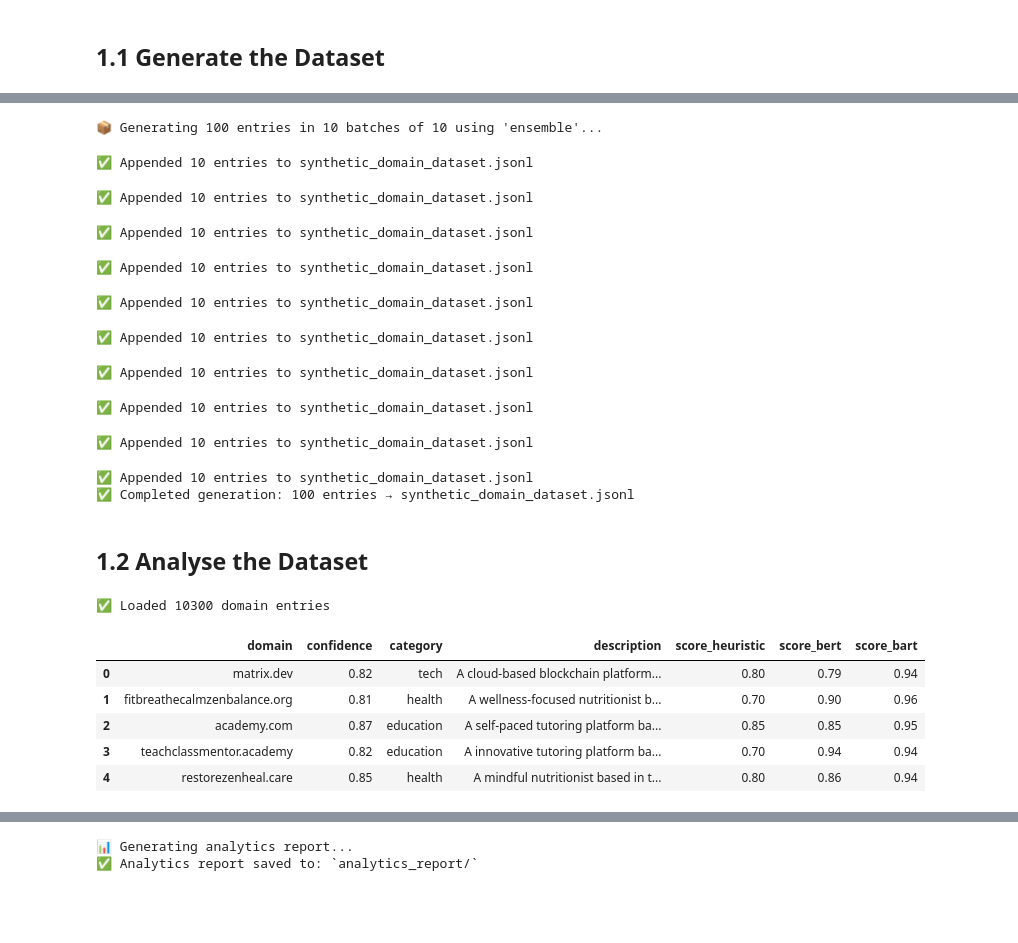
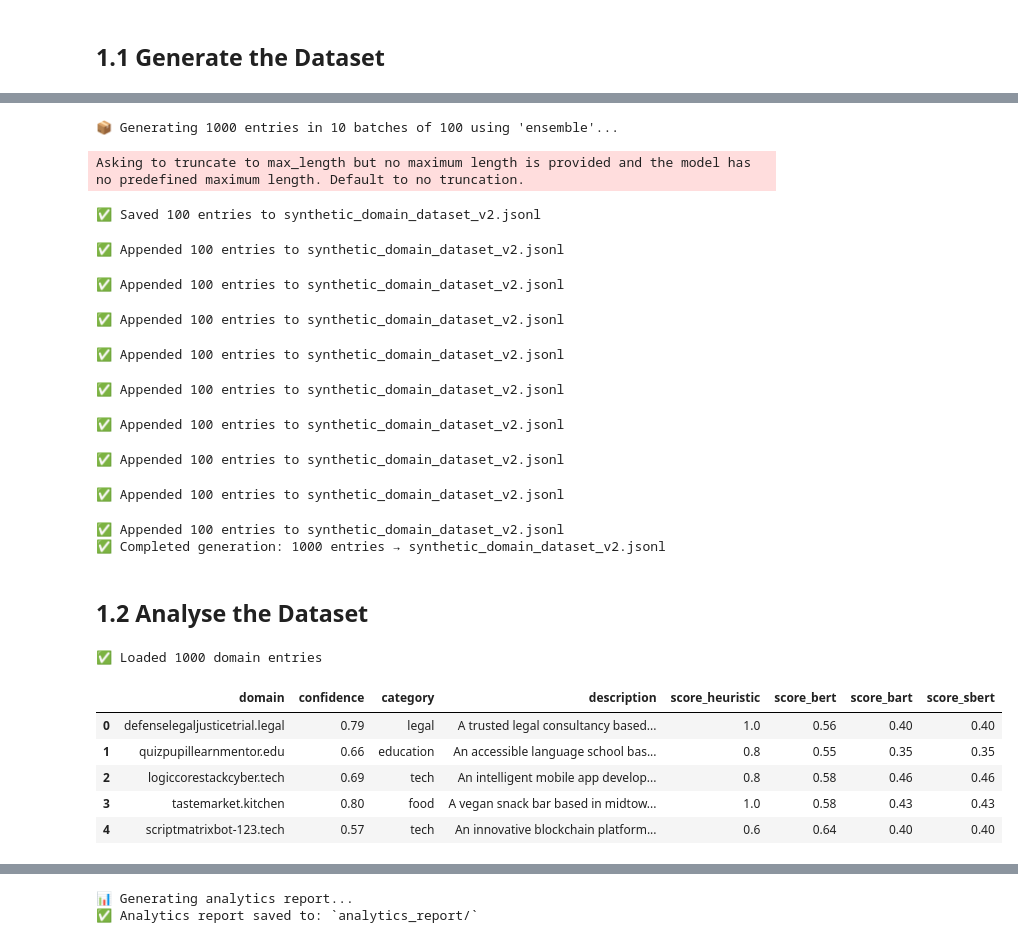
Before and after one commit to wafaahs/domain-name-generator, a Jupyter notebook: domain_generator.ipynb, the cells around one changed output, grey strips where cells are left out. Cells and saved outputs as stored; diff of their text form; code cells hidden in the pictures; blank space fills up the shorter version.

```diff
--- a/domain_generator.ipynb
+++ b/domain_generator.ipynb
@@ -298,11 +472,11 @@ def run_generation(
 # %%
 # Modify the values in this cell then run it to generate the dataset of your desired size.
 
-OUTPUT_PATH = "synthetic_domain_dataset.jsonl"
-DATASET_SIZE = 100
-BATCH_SIZE = 10     # Set this OR NUM_BATCHES (not both unless they match DATASET_SIZE)
+OUTPUT_PATH = "synthetic_domain_dataset_v2.jsonl"
+DATASET_SIZE = 1000
+BATCH_SIZE = 100     # Set this OR NUM_BATCHES (not both unless they match DATASET_SIZE)
 NUM_BATCHES = None  # ← Use None if you're setting BATCH_SIZE
-MODE = "append"     # "save" or "append"
+MODE = "save"     # "save" or "append"
 CONFIDENCE_METHOD = "ensemble"  # "heuristic", "bert", "bart", or "ensemble"
 
 run_generation(
@@ -314,18 +488,19 @@ run_generation(
     num_batches=NUM_BATCHES
 )
 # %% [output]
-📦 Generating 100 entries in 10 batches of 10 using 'ensemble'...
+📦 Generating 1000 entries in 10 batches of 100 using 'ensemble'...
-✅ Appended 10 entries to synthetic_domain_dataset.jsonl
+Asking to truncate to max_length but no maximum length is provided and the model has no predefined maximum length. Default to no truncation.
-✅ Appended 10 entries to synthetic_domain_dataset.jsonl
+✅ Saved 100 entries to synthetic_domain_dataset_v2.jsonl
-✅ Appended 10 entries to synthetic_domain_dataset.jsonl
+✅ Appended 100 entries to synthetic_domain_dataset_v2.jsonl
-✅ Appended 10 entries to synthetic_domain_dataset.jsonl
+✅ Appended 100 entries to synthetic_domain_dataset_v2.jsonl
-✅ Appended 10 entries to synthetic_domain_dataset.jsonl
+✅ Appended 100 entries to synthetic_domain_dataset_v2.jsonl
-✅ Appended 10 entries to synthetic_domain_dataset.jsonl
+✅ Appended 100 entries to synthetic_domain_dataset_v2.jsonl
-✅ Appended 10 entries to synthetic_domain_dataset.jsonl
+✅ Appended 100 entries to synthetic_domain_dataset_v2.jsonl
-✅ Appended 10 entries to synthetic_domain_dataset.jsonl
+✅ Appended 100 entries to synthetic_domain_dataset_v2.jsonl
-✅ Appended 10 entries to synthetic_domain_dataset.jsonl
+✅ Appended 100 entries to synthetic_domain_dataset_v2.jsonl
-✅ Appended 10 entries to synthetic_domain_dataset.jsonl
-✅ Completed generation: 100 entries → synthetic_domain_dataset.jsonl
+✅ Appended 100 entries to synthetic_domain_dataset_v2.jsonl
+✅ Appended 100 entries to synthetic_domain_dataset_v2.jsonl
+✅ Completed generation: 1000 entries → synthetic_domain_dataset_v2.jsonl
 # %% [markdown]
 ## 1.2 Analyse the Dataset
 # %%
@@ -337,41 +512,41 @@ import json
 # Load and Flatten Dataset
 def load_jsonl(filepath):
     data = []
     with open(filepath, "r") as f:
         for line in f:
             data.append(json.loads(line))
     return data
 
 def flatten_dataset(json_data):
     rows = []
     for entry in json_data:
         desc = entry["business_description"]
         cat = entry["category"]
         for sug in entry["domain_suggestions"]:
             row = {
                 "domain": sug["domain"],
                 "confidence": sug["confidence"],
                 "category": cat,
                 "description": desc,
             }
             for method, score in sug.get("scores", {}).items():
                 row[f"score_{method}"] = score
             rows.append(row)
     return pd.DataFrame(rows)
 
 # 👇 Load and flatten
-raw_data = load_jsonl("synthetic_domain_dataset.jsonl")
+raw_data = load_jsonl("synthetic_domain_dataset_v2.jsonl")
 df = flatten_dataset(raw_data)
 print(f"✅ Loaded {len(df)} domain entries")
 df.head()
 # %% [output]
-✅ Loaded 10300 domain entries
+✅ Loaded 1000 domain entries
-|  | domain | confidence | category | description | score_heuristic | score_bert | score_bart |
-| 0 | matrix.dev | 0.82 | tech | A cloud-based blockchain platform... | 0.80 | 0.79 | 0.94 |
-| 1 | fitbreathecalmzenbalance.org | 0.81 | health | A wellness-focused nutritionist b... | 0.70 | 0.90 | 0.96 |
-| 2 | academy.com | 0.87 | education | A self-paced tutoring platform ba... | 0.85 | 0.85 | 0.95 |
-| 3 | teachclassmentor.academy | 0.82 | education | A innovative tutoring platform ba... | 0.70 | 0.94 | 0.94 |
-| 4 | restorezenheal.care | 0.85 | health | A mindful nutritionist based in t... | 0.80 | 0.86 | 0.94 |
+|  | domain | confidence | category | description | score_heuristic | score_bert | score_bart | score_sbert |
+| 0 | defenselegaljusticetrial.legal | 0.79 | legal | A trusted legal consultancy based... | 1.0 | 0.56 | 0.40 | 0.40 |
+| 1 | quizpupillearnmentor.edu | 0.66 | education | An accessible language school bas... | 0.8 | 0.55 | 0.35 | 0.35 |
+| 2 | logiccorestackcyber.tech | 0.69 | tech | An intelligent mobile app develop... | 0.8 | 0.58 | 0.46 | 0.46 |
+| 3 | tastemarket.kitchen | 0.80 | food | A vegan snack bar based in midtow... | 1.0 | 0.58 | 0.43 | 0.43 |
+| 4 | scriptmatrixbot-123.tech | 0.57 | tech | An innovative blockchain platform... | 0.6 | 0.64 | 0.40 | 0.40 |
 # %%
 # Confidence Score Distribution
 plt.figure(figsize=(10, 6))
```
Also changed, not shown: parts of 14 cells of this notebook.
